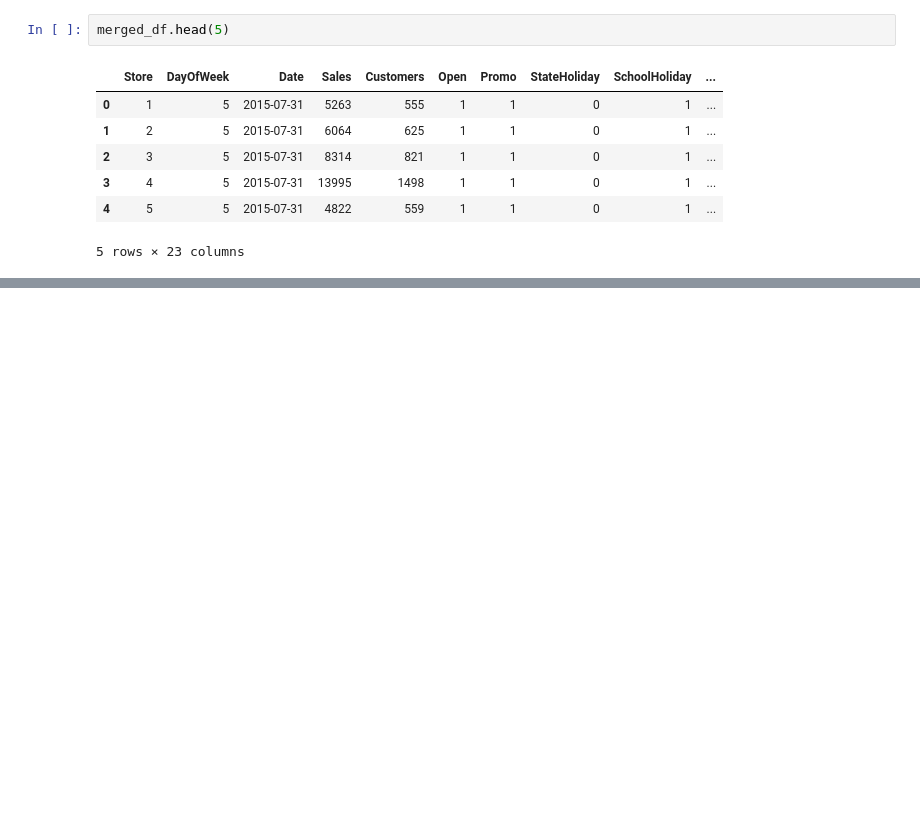
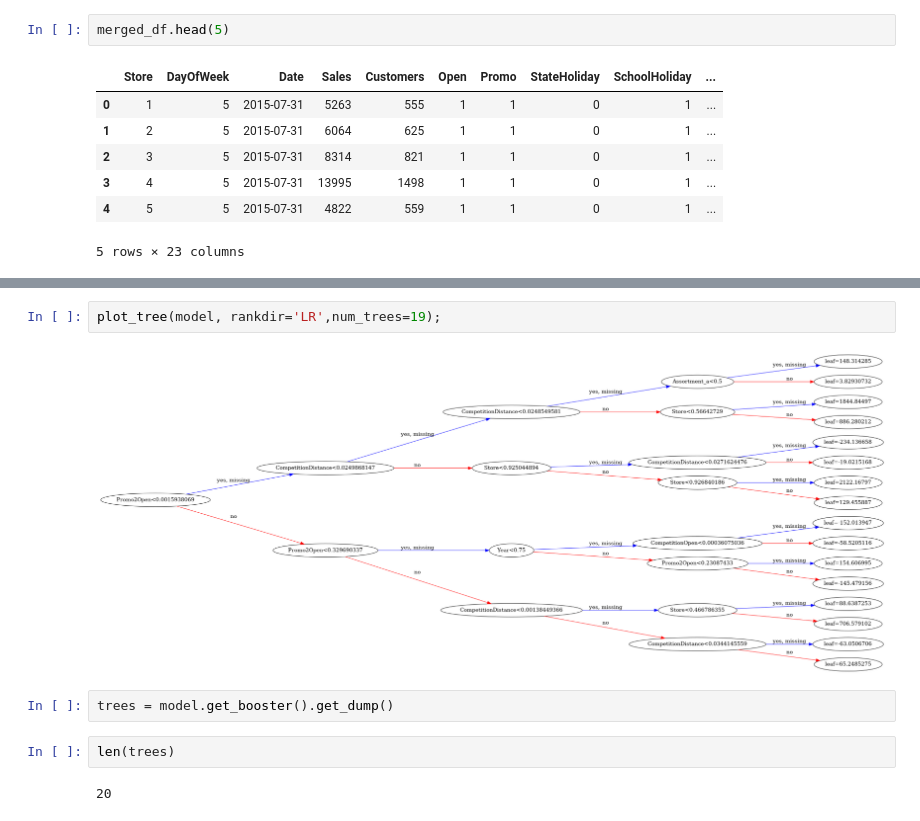
Before and after one commit to ashish7406/DataScienceRepo, a Jupyter notebook: StoreSales/kagglecompetition.ipynb, the cells around one changed output, grey strips where cells are left out. Drawn from its saved outputs; the diff is of its cells as text; blank space fills up the shorter version.

```diff
--- a/StoreSales/kagglecompetition.ipynb
+++ b/StoreSales/kagglecompetition.ipynb
@@ -170,0 +526,10 @@ merged_df.head(5)
+# %%
+plot_tree(model, rankdir='LR',num_trees=19);
+# %% [output]
+[figure, added]
+# %%
+trees = model.get_booster().get_dump()
+# %%
+len(trees)
+# %% [output]
+20
```
Also changed, not shown: parts of 49 cells of this notebook.
